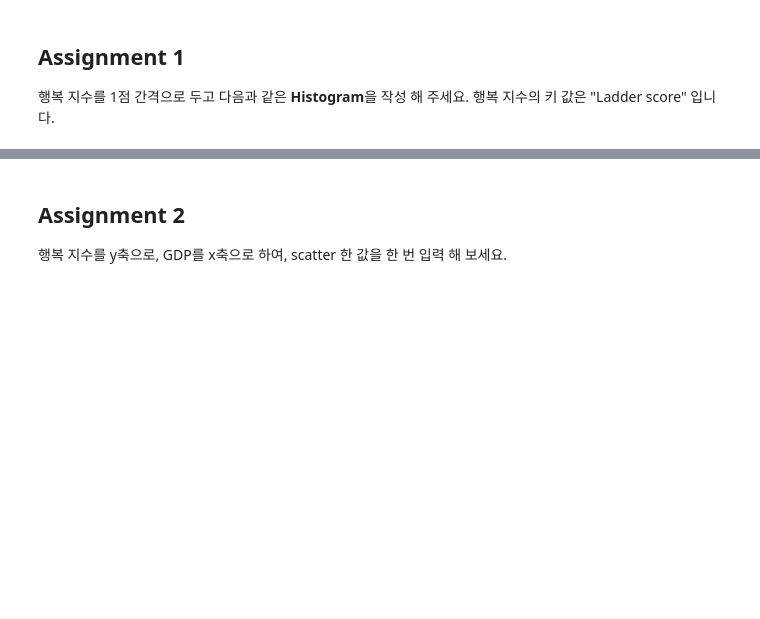
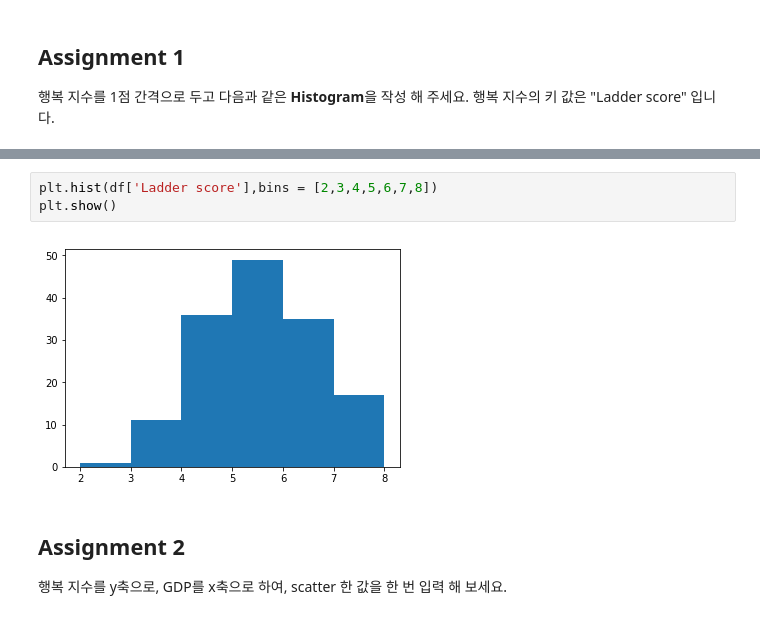
Before and after one commit to Dcom-KHU/2021-1-Data-Science, a Jupyter notebook: assignments/03/03.ipynb, the cells around one changed output, grey strips where cells are left out. Drawn from its saved outputs; the diff is of its cells as text; blank space fills up the shorter version.

```diff
--- a/assignments/03/03.ipynb
+++ b/assignments/03/03.ipynb
@@ -29,3 +31,8 @@ df
+# %%
+plt.hist(df['Ladder score'],bins = [2,3,4,5,6,7,8])
+plt.show()
+# %% [output]
+[figure, added]
 # %% [markdown]
 ## Assignment 2
 행복 지수를 y축으로, GDP를 x축으로 하여, scatter 한 값을 한 번 입력 해 보세요.
```
Also changed, not shown: parts of 6 cells of this notebook.
